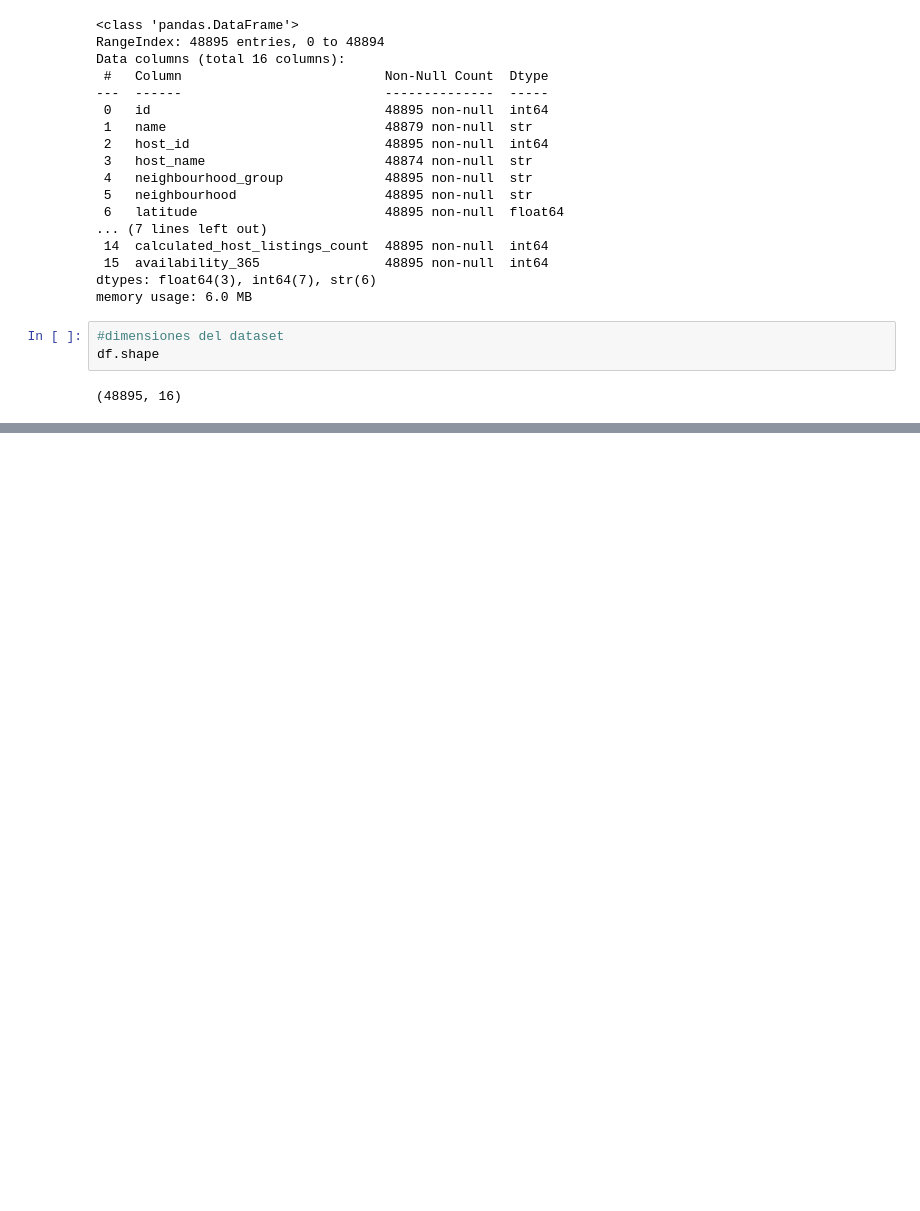
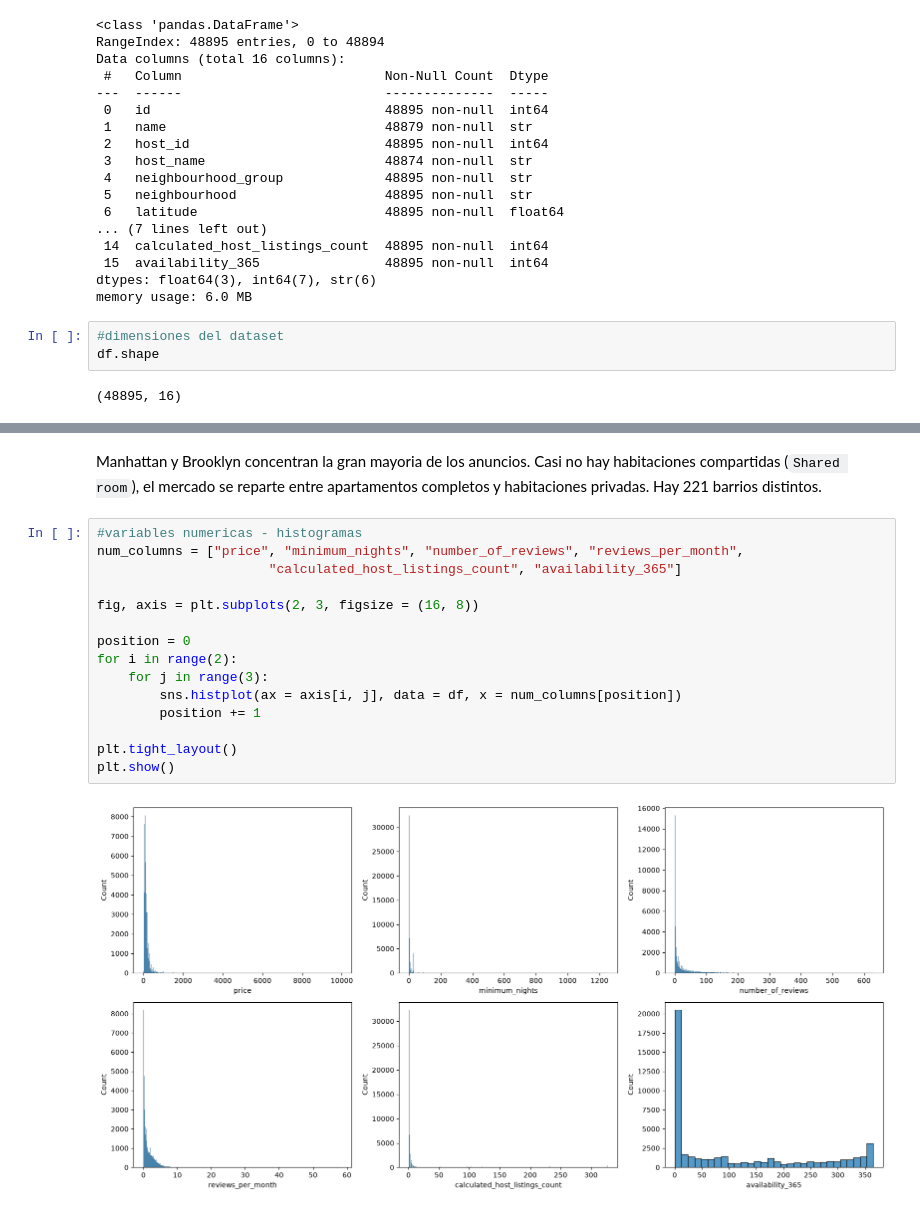
Before and after one commit to JJBP55/machine-learning-python-template, a Jupyter notebook: src/explore.ipynb, the cells around one changed output, grey strips where cells are left out. Cells and saved outputs as stored; diff of their text form; blank space fills up the shorter version.

```diff
--- a/src/explore.ipynb
+++ b/src/explore.ipynb
@@ -33,0 +154,21 @@ df.shape
+# %% [markdown]
+Manhattan y Brooklyn concentran la gran mayoria de los anuncios.
+Casi no hay habitaciones compartidas (`Shared room`), el mercado se reparte entre
+apartamentos completos y habitaciones privadas. Hay 221 barrios distintos.
+# %%
+#variables numericas - histogramas
+num_columns = ["price", "minimum_nights", "number_of_reviews", "reviews_per_month",
+                      "calculated_host_listings_count", "availability_365"]
+
+fig, axis = plt.subplots(2, 3, figsize = (16, 8))
+
+position = 0
+for i in range(2):
+    for j in range(3):
+        sns.histplot(ax = axis[i, j], data = df, x = num_columns[position])
+        position += 1
+
+plt.tight_layout()
+plt.show()
+# %% [output]
+[figure, added]
```
Also changed, not shown: parts of 42 cells of this notebook, 2 other files.
